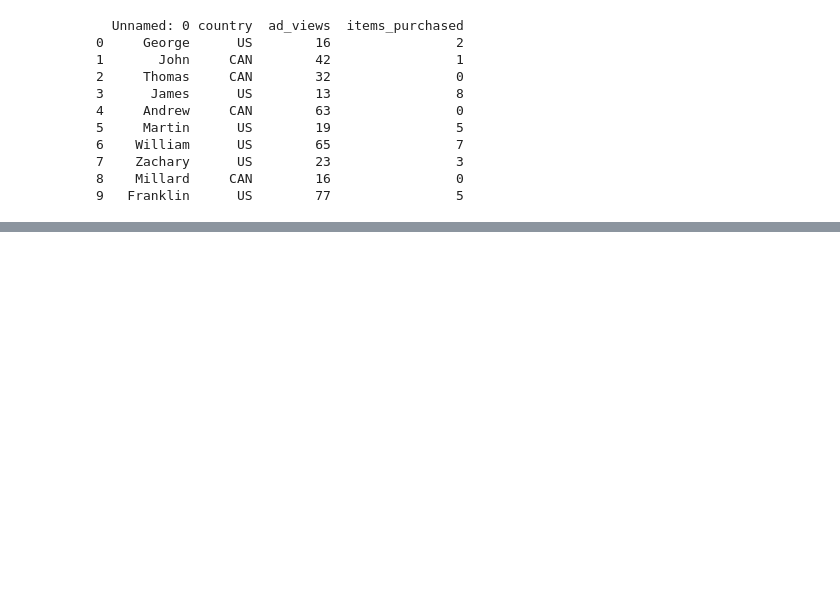
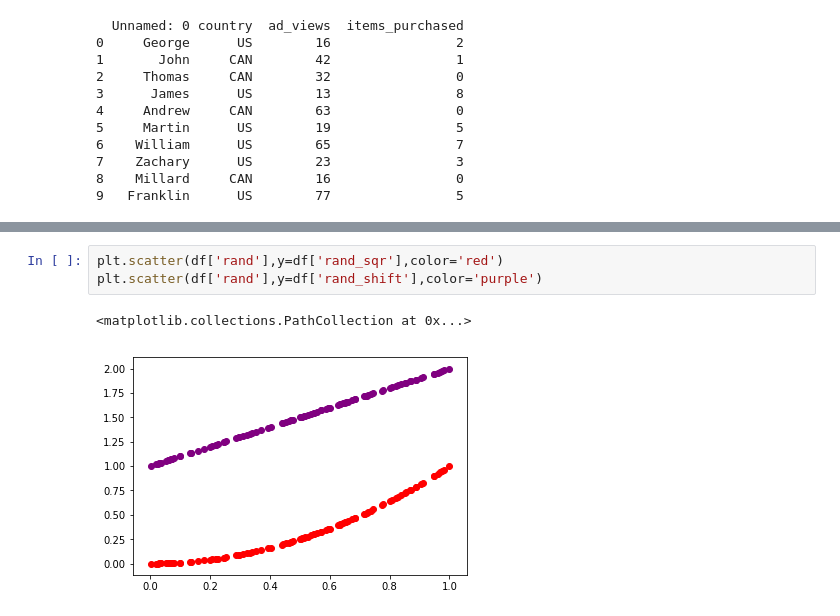
Before and after one commit to LyssaP/SharingCode, a Jupyter notebook: File Loading-checkpoint.ipynb, the cells around one changed output, grey strips where cells are left out. Saved outputs shown, nothing was run; the diff lists cells and outputs as text; blank space fills up the shorter version.

```diff
--- a/File Loading-checkpoint.ipynb
+++ b/File Loading-checkpoint.ipynb
@@ -52,0 +124,6 @@ print(purchases_two)
+# %%
+plt.scatter(df['rand'],y=df['rand_sqr'],color='red')
+plt.scatter(df['rand'],y=df['rand_shift'],color='purple')
+# %% [output]
+<matplotlib.collections.PathCollection at 0x...>
+[figure, added]
```
Also changed, not shown: parts of 6 cells of this notebook.
